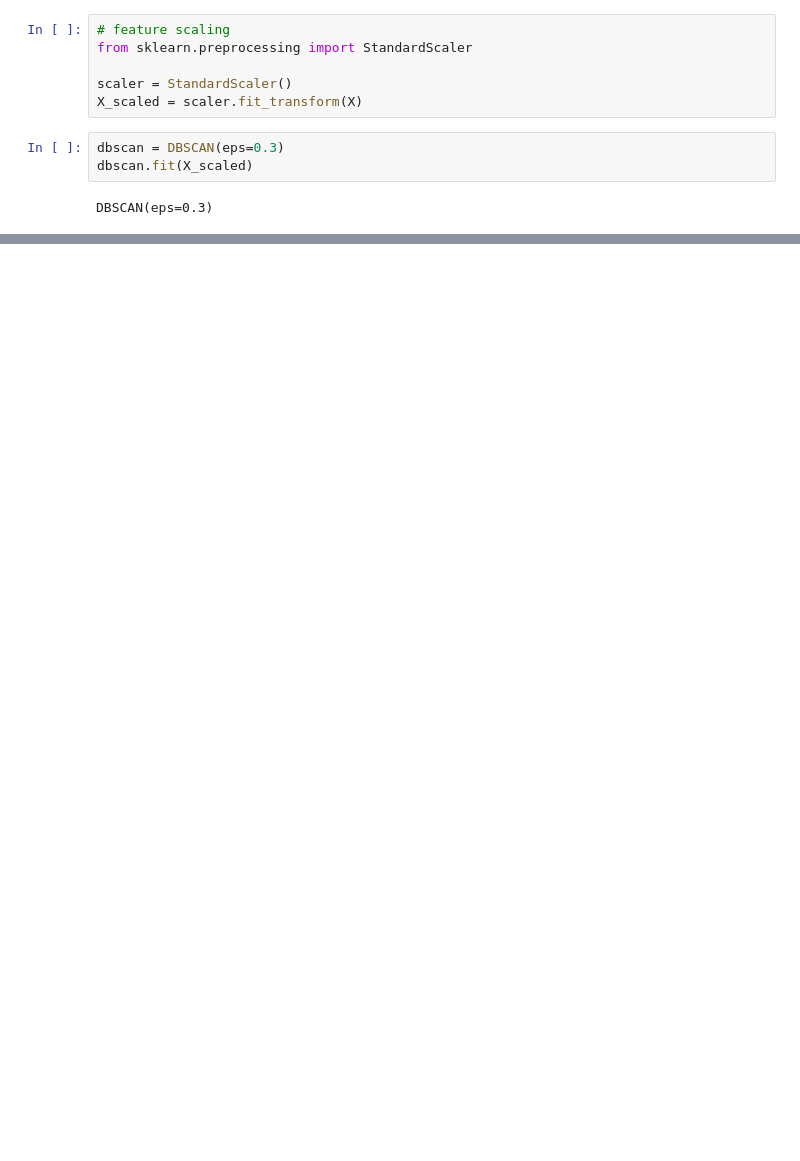
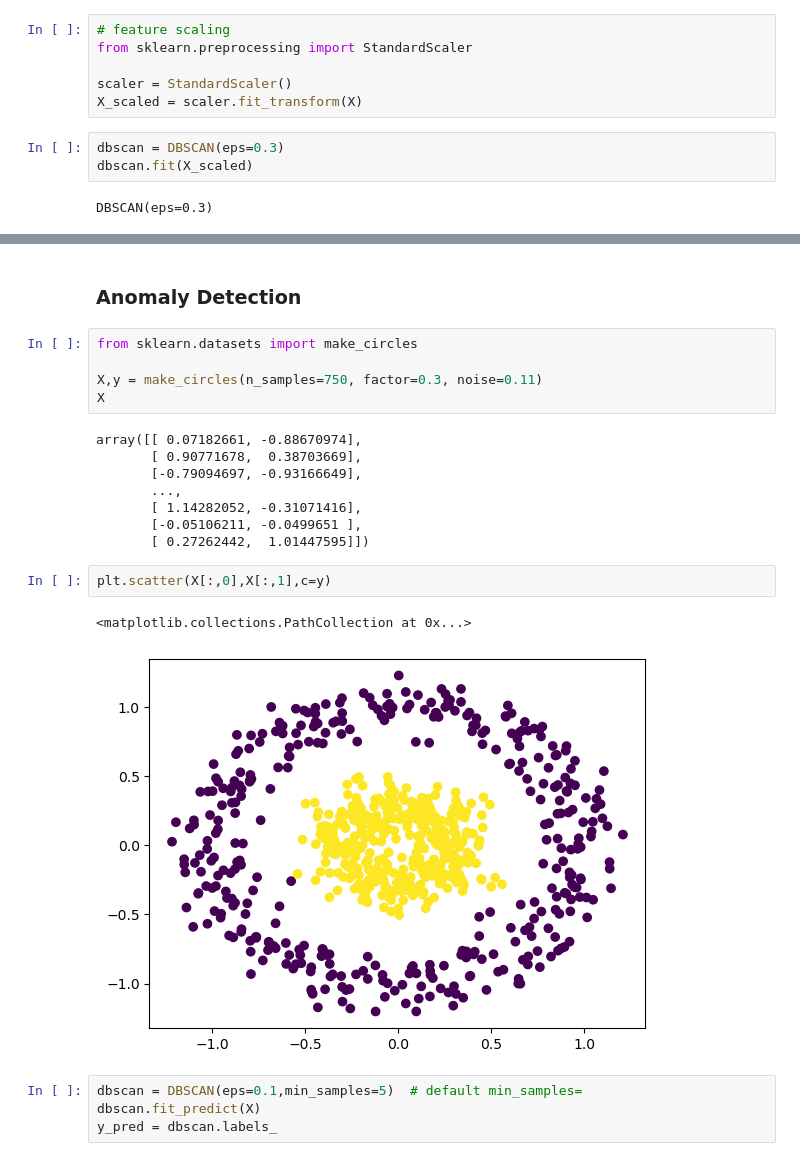
Before and after one commit to Nitin-Flavier13/ML-Algorithms, a Jupyter notebook: Un_Supervised_Learning/db_scan_clustering.ipynb, the cells around one changed output, grey strips where cells are left out. Cells and saved outputs as stored; diff of their text form; blank space fills up the shorter version.

```diff
--- a/Un_Supervised_Learning/db_scan_clustering.ipynb
+++ b/Un_Supervised_Learning/db_scan_clustering.ipynb
@@ -36,0 +37,24 @@ Text(0, 0.5, 'Feature 2')
+# %% [markdown]
+### Anomaly Detection
+# %%
+from sklearn.datasets import make_circles
+
+X,y = make_circles(n_samples=750, factor=0.3, noise=0.11)
+X
+# %% [output]
+array([[ 0.07182661, -0.88670974],
+       [ 0.90771678,  0.38703669],
+       [-0.79094697, -0.93166649],
+       ...,
+       [ 1.14282052, -0.31071416],
+       [-0.05106211, -0.0499651 ],
+       [ 0.27262442,  1.01447595]])
+# %%
+plt.scatter(X[:,0],X[:,1],c=y)
+# %% [output]
+<matplotlib.collections.PathCollection at 0x...>
+[figure, added]
+# %%
+dbscan = DBSCAN(eps=0.1,min_samples=5)  # default min_samples=
+dbscan.fit_predict(X)
+y_pred = dbscan.labels_
```
Also changed, not shown: parts of 3 cells of this notebook, 3 other files.
